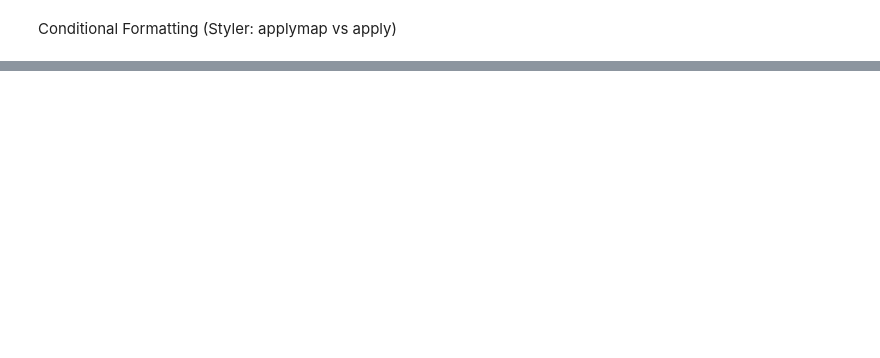
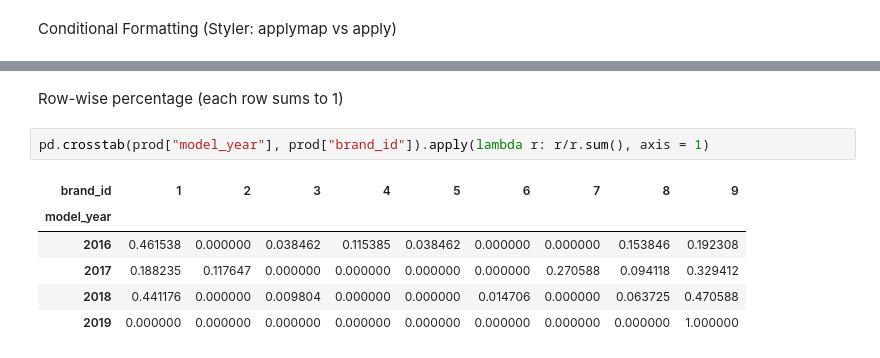
Before and after one commit to RaphaelDantas1000/python_data_analysis, a Jupyter notebook: course_python2/notes/pandas_part2_notes.ipynb, the cells around one changed output, grey strips where cells are left out. Drawn from its saved outputs; the diff is of its cells as text; blank space fills up the shorter version.

```diff
--- a/course_python2/notes/pandas_part2_notes.ipynb
+++ b/course_python2/notes/pandas_part2_notes.ipynb
@@ -41,0 +559,11 @@ Conditional Formatting (Styler: applymap vs apply)
+# %% [markdown]
+Row-wise percentage (each row sums to 1)
+# %%
+pd.crosstab(prod["model_year"], prod["brand_id"]).apply(lambda r: r/r.sum(), axis = 1)
+# %% [output]
+| brand_id | 1 | 2 | 3 | 4 | 5 | 6 | 7 | 8 | 9 |
+| model_year |  |  |  |  |  |  |  |  |  |
+| 2016 | 0.461538 | 0.000000 | 0.038462 | 0.115385 | 0.038462 | 0.000000 | 0.000000 | 0.153846 | 0.192308 |
+| 2017 | 0.188235 | 0.117647 | 0.000000 | 0.000000 | 0.000000 | 0.000000 | 0.270588 | 0.094118 | 0.329412 |
+| 2018 | 0.441176 | 0.000000 | 0.009804 | 0.000000 | 0.000000 | 0.014706 | 0.000000 | 0.063725 | 0.470588 |
+| 2019 | 0.000000 | 0.000000 | 0.000000 | 0.000000 | 0.000000 | 0.000000 | 0.000000 | 0.000000 | 1.000000 |
```
Also changed, not shown: parts of 85 cells of this notebook, 2 other files.
